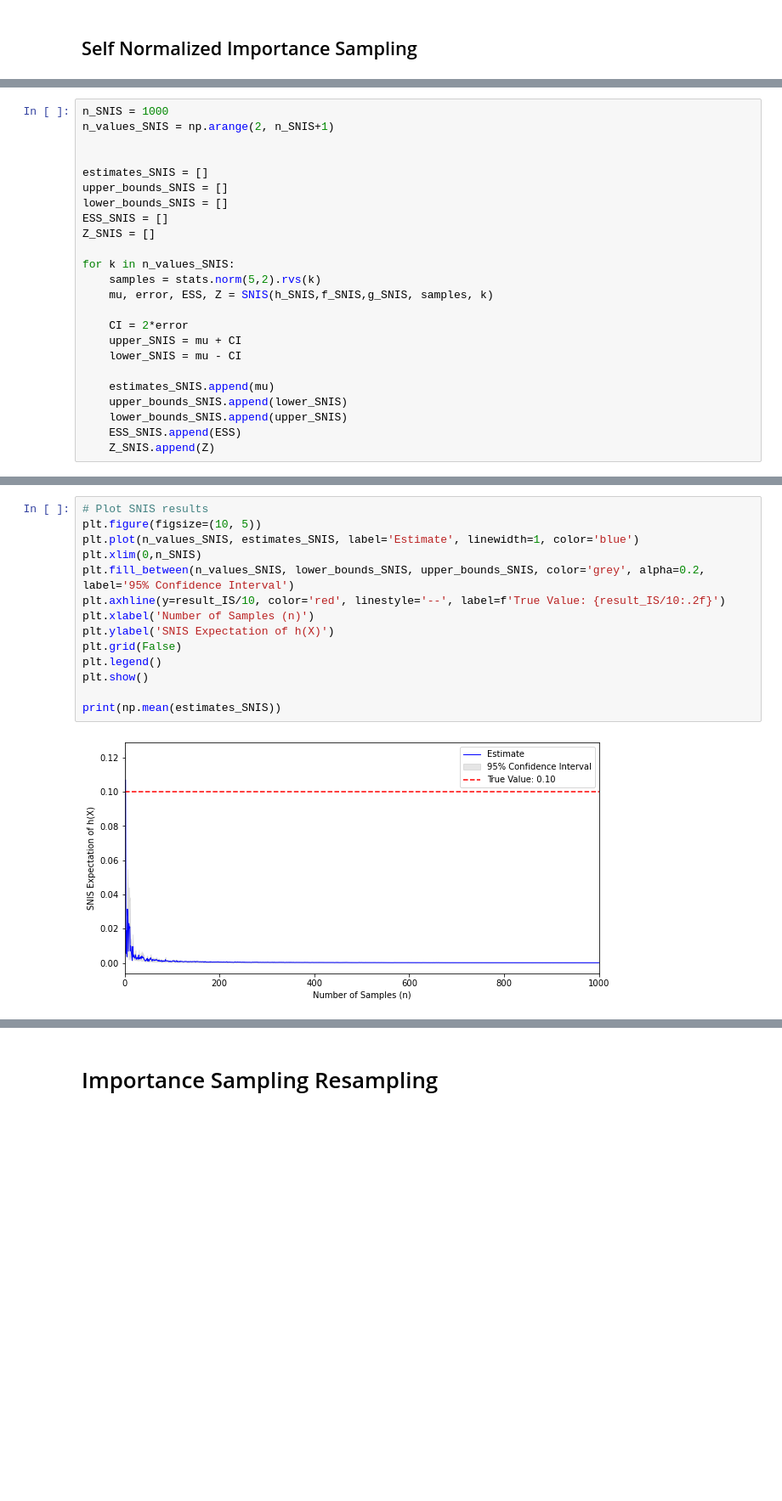
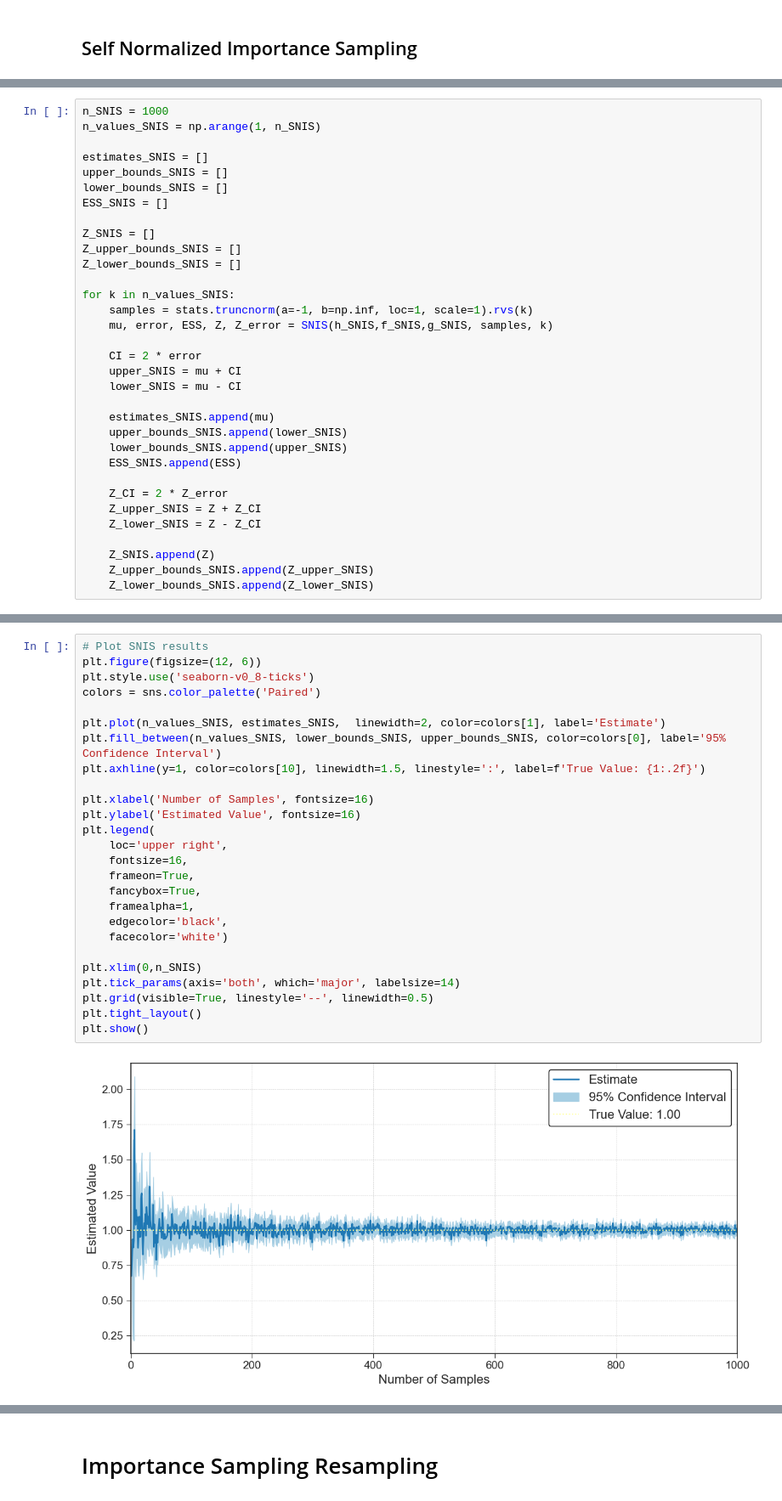
Before and after one commit to rosastreg/Undergrad_AM_Thesis, a Jupyter notebook: Theory/2_Introduction_to_Monte_Carlo_Methods.ipynb, the cells around one changed output, grey strips where cells are left out. Shown at 85% size. Drawn from its saved outputs; the diff is of its cells as text; blank space fills up the shorter version.

```diff
--- a/Theory/2_Introduction_to_Monte_Carlo_Methods.ipynb
+++ b/Theory/2_Introduction_to_Monte_Carlo_Methods.ipynb
@@ -385,19 +424,21 @@ plt.show()
 # %%
 n_SNIS = 1000
-n_values_SNIS = np.arange(2, n_SNIS+1)
-
+n_values_SNIS = np.arange(1, n_SNIS)
 
 estimates_SNIS = []
 upper_bounds_SNIS = []
 lower_bounds_SNIS = []
 ESS_SNIS = []
+
 Z_SNIS = []
+Z_upper_bounds_SNIS = []
+Z_lower_bounds_SNIS = []
 
 for k in n_values_SNIS:
-    samples = stats.norm(5,2).rvs(k)
-    mu, error, ESS, Z = SNIS(h_SNIS,f_SNIS,g_SNIS, samples, k)
+    samples = stats.truncnorm(a=-1, b=np.inf, loc=1, scale=1).rvs(k)
+    mu, error, ESS, Z, Z_error = SNIS(h_SNIS,f_SNIS,g_SNIS, samples, k)
 
-    CI = 2*error
+    CI = 2 * error
     upper_SNIS = mu + CI
     lower_SNIS = mu - CI
 
@@ -405,4 +446,11 @@ for k in n_values_SNIS:
     upper_bounds_SNIS.append(lower_SNIS)
     lower_bounds_SNIS.append(upper_SNIS)
     ESS_SNIS.append(ESS)
+
+    Z_CI = 2 * Z_error
+    Z_upper_SNIS = Z + Z_CI
+    Z_lower_SNIS = Z - Z_CI
+
     Z_SNIS.append(Z)
+    Z_upper_bounds_SNIS.append(Z_upper_SNIS)
+    Z_lower_bounds_SNIS.append(Z_lower_SNIS)
@@ -409,16 +485,28 @@ for k in n_values_SNIS:
 # %%
 # Plot SNIS results
-plt.figure(figsize=(10, 5))
-plt.plot(n_values_SNIS, estimates_SNIS, label='Estimate', linewidth=1, color='blue')
+plt.figure(figsize=(12, 6))
+plt.style.use('seaborn-v0_8-ticks')
+colors = sns.color_palette('Paired')
+
+plt.plot(n_values_SNIS, estimates_SNIS,  linewidth=2, color=colors[1], label='Estimate')
+plt.fill_between(n_values_SNIS, lower_bounds_SNIS, upper_bounds_SNIS, color=colors[0], label='95% Confidence Interval')
+plt.axhline(y=1, color=colors[10], linewidth=1.5, linestyle=':', label=f'True Value: {1:.2f}')
+
+plt.xlabel('Number of Samples', fontsize=16)
+plt.ylabel('Estimated Value', fontsize=16)
+plt.legend(
+    loc='upper right',
+    fontsize=16,
+    frameon=True,
+    fancybox=True,
+    framealpha=1,
+    edgecolor='black',
+    facecolor='white')
+
 plt.xlim(0,n_SNIS)
-plt.fill_between(n_values_SNIS, lower_bounds_SNIS, upper_bounds_SNIS, color='grey', alpha=0.2, label='95% Confidence Interval')
-plt.axhline(y=result_IS/10, color='red', linestyle='--', label=f'True Value: {result_IS/10:.2f}')
-plt.xlabel('Number of Samples (n)')
-plt.ylabel('SNIS Expectation of h(X)')
-plt.grid(False)
-plt.legend()
+plt.tick_params(axis='both', which='major', labelsize=14)
+plt.grid(visible=True, linestyle='--', linewidth=0.5)
+plt.tight_layout()
 plt.show()
-
-print(np.mean(estimates_SNIS))
 # %% [output]
-[figure, old version]
+[figure, new version]
```
Also changed, not shown: parts of 12 cells of this notebook.
